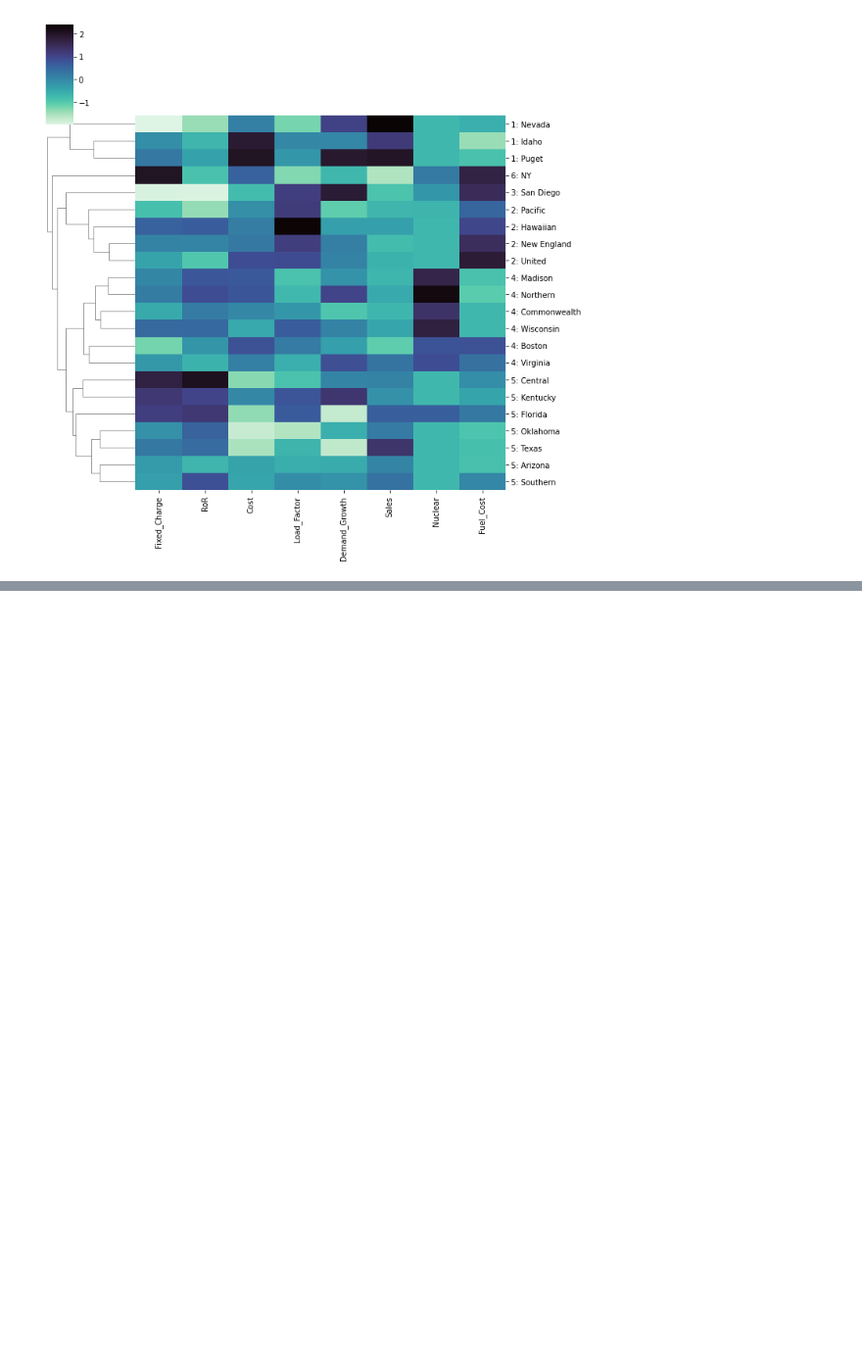
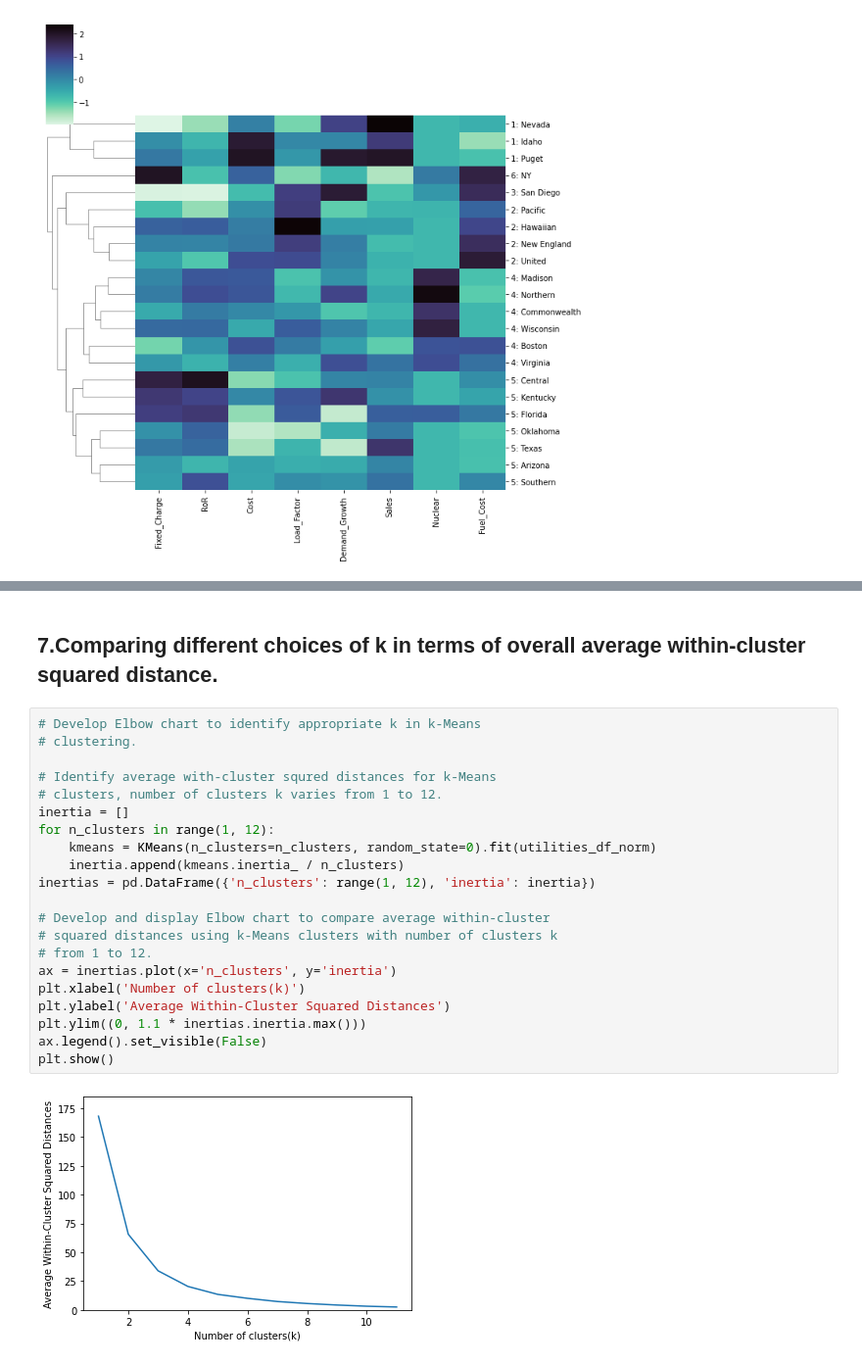
Before and after one commit to Ajayt036/Data-Mining, a Jupyter notebook: MNL6 - Cluster Analysis.ipynb, the cells around one changed output, grey strips where cells are left out. Shown at 98% size. Cells and saved outputs as stored; diff of their text form; blank space fills up the shorter version.

```diff
--- a/MNL6 - Cluster Analysis.ipynb
+++ b/MNL6 - Cluster Analysis.ipynb
@@ -302,0 +401,25 @@ Heatmap for Utulities Hiarachical Clustering with Average Linkage Method
+# %% [markdown]
+## 7.Comparing different choices of k in terms of overall average within-cluster squared distance.
+# %%
+# Develop Elbow chart to identify appropriate k in k-Means
+# clustering.
+
+# Identify average with-cluster squred distances for k-Means
+# clusters, number of clusters k varies from 1 to 12.
+inertia = []
+for n_clusters in range(1, 12):
+    kmeans = KMeans(n_clusters=n_clusters, random_state=0).fit(utilities_df_norm)
+    inertia.append(kmeans.inertia_ / n_clusters)
+inertias = pd.DataFrame({'n_clusters': range(1, 12), 'inertia': inertia})
+
+# Develop and display Elbow chart to compare average within-cluster
+# squared distances using k-Means clusters with number of clusters k
+# from 1 to 12.
+ax = inertias.plot(x='n_clusters', y='inertia')
+plt.xlabel('Number of clusters(k)')
+plt.ylabel('Average Within-Cluster Squared Distances')
+plt.ylim((0, 1.1 * inertias.inertia.max()))
+ax.legend().set_visible(False)
+plt.show()
+# %% [output]
+[figure, added]
```
Also changed, not shown: parts of 8 cells of this notebook, 1 other file.
